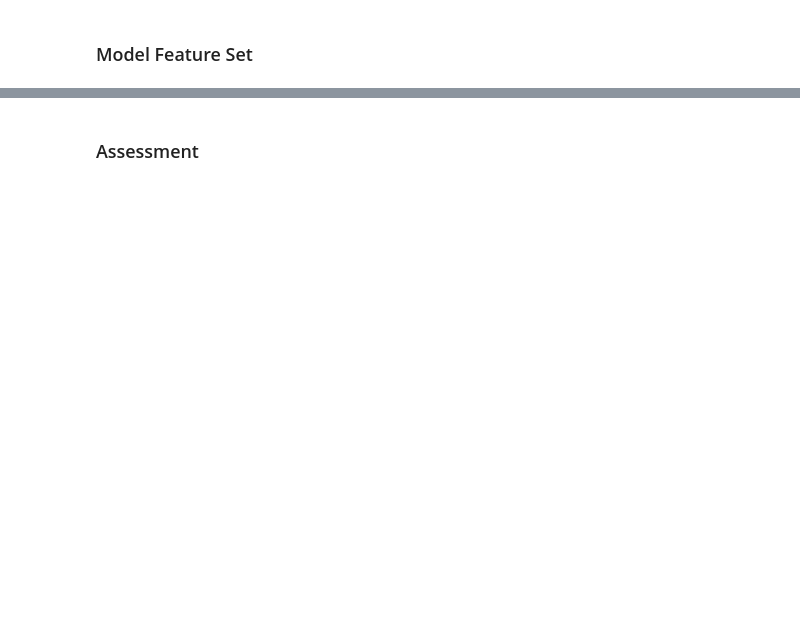
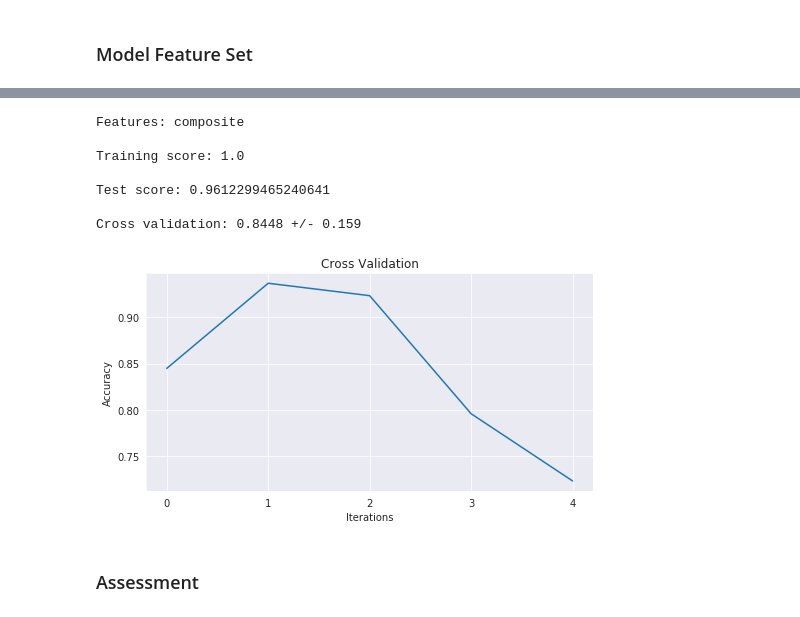
Before and after one commit to aarondelgiudice/thinkful, a Jupyter notebook: unit_7/capstone/7_1e_contextual_embeddings.ipynb, the cells around one changed output, grey strips where cells are left out. Cells and saved outputs as stored; diff of their text form; code cells hidden in the pictures; blank space fills up the shorter version.

```diff
--- a/unit_7/capstone/7_1e_contextual_embeddings.ipynb
+++ b/unit_7/capstone/7_1e_contextual_embeddings.ipynb
@@ -266,7 +262,7 @@ from sklearn.preprocessing import MinMaxScaler
 scaler = MinMaxScaler()
 Data = scaler.fit_transform(Data)
 Data = pd.DataFrame(Data, columns=Data_raw.columns)
-Data['explicit'] = Audio_features['explicit']
+Data['explicit'] = Audio_features['explicit'].astype("int")
 
 Data_emb = scaler.fit_transform(Data_emb)
 Data_emb = pd.DataFrame(Data_emb, columns=Data_emb_raw.columns)
@@ -305,13 +304,23 @@ KeyboardInterrupt: ignored
 # %%
 #from sklearn.ensemble import GradientBoostingClassifier
 #gbc = GradientBoostingClassifier(learning_rate=0.1)
 model_desc.append("composite")
 print("Features: {}".format(model_desc[-1]))
 
 new_score = supervised_clf(model=gbc,
                            data=Data,
-                           target=target)
+                           target=target,
+                           show_plot=True)
 model_score = model_score.append(new_score, ignore_index=True)
+# %% [output]
+Features: composite
+
+Training score: 1.0
+
+Test score: 0.9612299465240641
+
+Cross validation: 0.8448 +/- 0.159
+[figure, added]
 # %% [markdown]
 ### Assessment
 # %%
```
Also changed, not shown: parts of 22 cells of this notebook.
